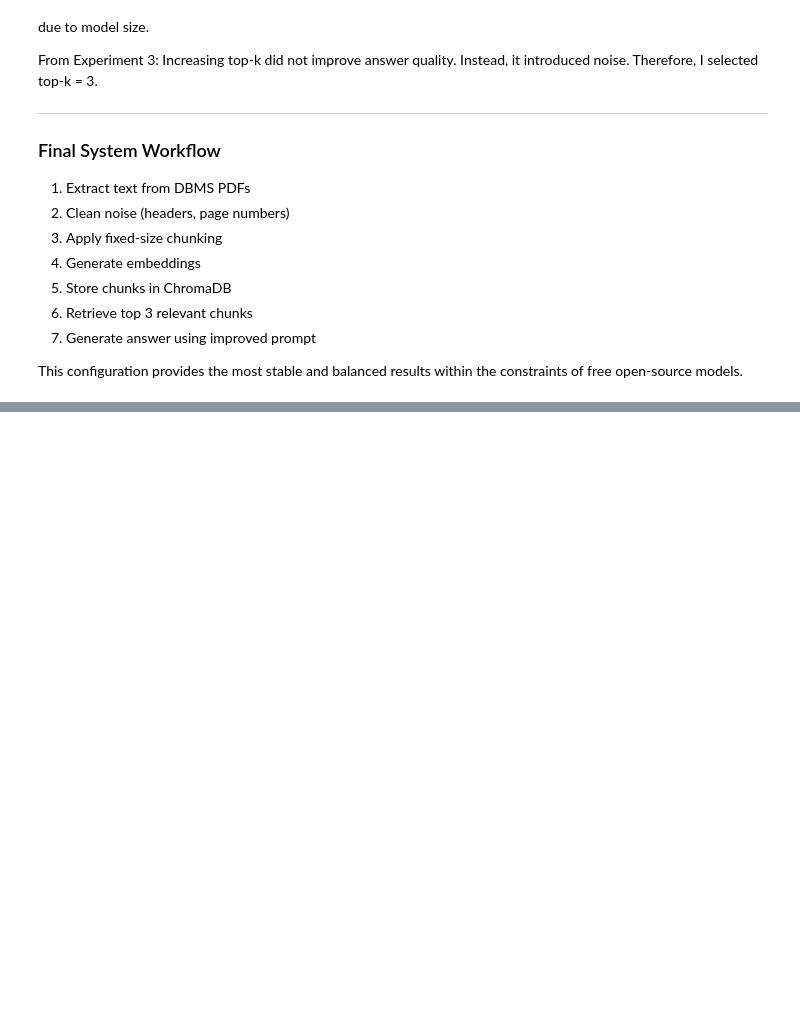
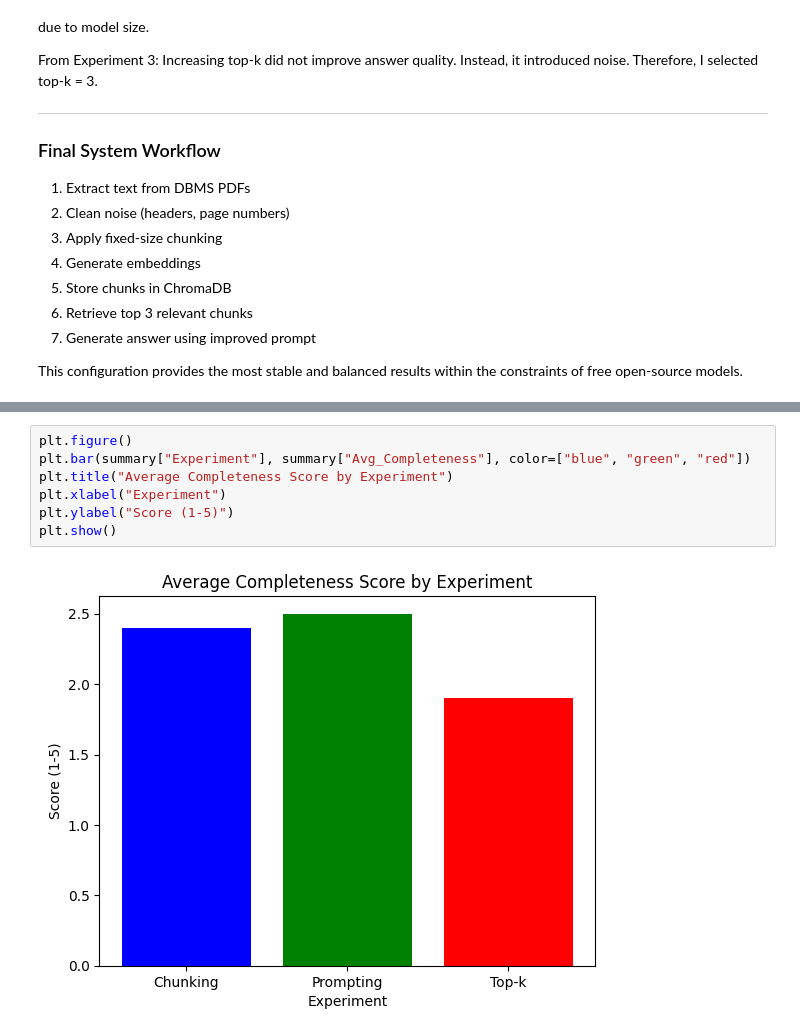
Before and after one commit to VaibhavChougule236/academic-rag-study-assistant, a Jupyter notebook: notebook/RAG-Study-Assistant.ipynb, the cells around one changed output, grey strips where cells are left out. Drawn from its saved outputs; the diff is of its cells as text; blank space fills up the shorter version.

```diff
--- a/notebook/RAG-Study-Assistant.ipynb
+++ b/notebook/RAG-Study-Assistant.ipynb
@@ -1196,0 +1297,9 @@ This configuration provides the most stable and balanced results within the cons
+# %%
+plt.figure()
+plt.bar(summary["Experiment"], summary["Avg_Completeness"], color=["blue", "green", "red"])
+plt.title("Average Completeness Score by Experiment")
+plt.xlabel("Experiment")
+plt.ylabel("Score (1-5)")
+plt.show()
+# %% [output]
+[figure, added]
```
Also changed, not shown: parts of 15 cells of this notebook.
